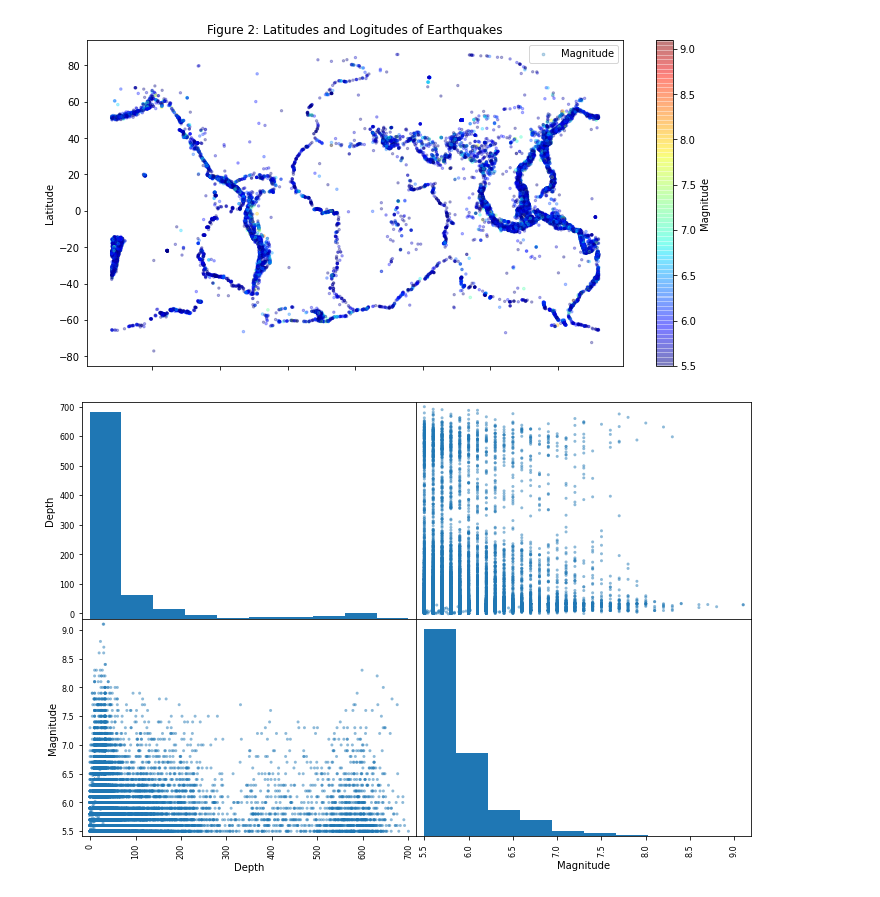
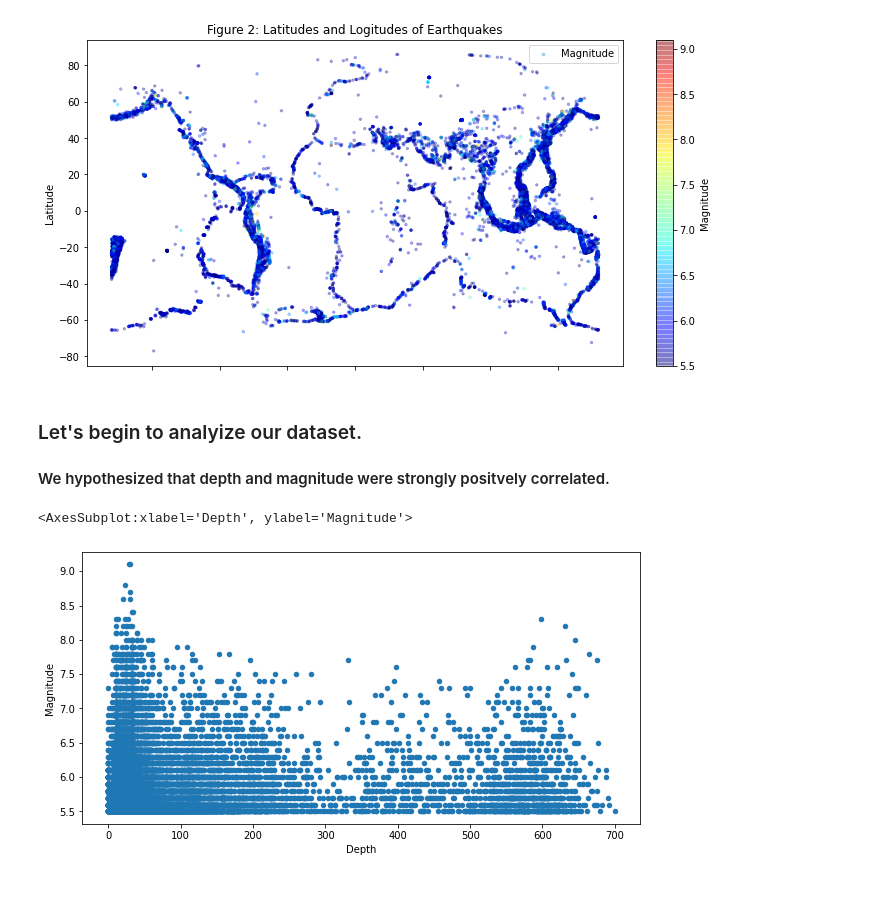
Before and after one commit to n1ddeh/CS-431-Earquake-Analysis-with-Machine-Learning, a Jupyter notebook: Earthquake Notebook.ipynb, the cells around one changed output. Cells and saved outputs as stored; diff of their text form; code cells hidden in the pictures.

```diff
--- a/Earthquake Notebook.ipynb
+++ b/Earthquake Notebook.ipynb
@@ -88,15 +93,10 @@ df['Hour'] = pd.DatetimeIndex(df['Time']).hour
 df['Minute'] = pd.DatetimeIndex(df['Time']).minute
 df['Second'] = pd.DatetimeIndex(df['Time']).second
 
-
 ordinal_encoder = OrdinalEncoder()
-df_type_encoded = ordinal_encoder.fit_transform(df[['Type']])
-print(ordinal_encoder.categories_)
-
-# Enumerating other lables
-df['Type'] = pd.factorize(df['Type'], sort=False)[0]
-df['Magnitude Type'] = pd.factorize(df['Magnitude Type'], sort=False)[0]
-df['Location Source'] = pd.factorize(df['Location Source'], sort=False)[0]
-df['Source'] = pd.factorize(df['Source'], sort=False)[0]
-df['Magnitude Source'] = pd.factorize(df['Magnitude Source'], sort=False)[0]
-df['Status'] = pd.factorize(df['Status'], sort=False)[0]
+df['Type'] = ordinal_encoder.fit_transform(df[['Type']])
+df['Magnitude Type'] = ordinal_encoder.fit_transform(df[['Magnitude Type']])
+df['Location Source'] = ordinal_encoder.fit_transform(df[['Location Source']])
+df['Source'] = ordinal_encoder.fit_transform(df[['Source']])
+df['Magnitude Source'] = ordinal_encoder.fit_transform(df[['Magnitude Source']])
+df['Status'] = ordinal_encoder.fit_transform(df[['Status']])
@@ -117,15 +114,15 @@ fig.show()
 # %% [output]
 [interactive output not drawn]
 [figure]
-# %%
-from pandas.plotting import scatter_matrix
-
-# Looking for Correlations
-attributes = ['Depth', 'Magnitude']
-scatter_matrix(df[attributes], figsize=(12, 8))
-corr_matrix = df.corr()
-# %% [output]
-[figure, removed]
+# %% [markdown]
+### Let's begin to analyize our dataset.
+#### We hypothesized that depth and magnitude were strongly positvely correlated.
+# %%
+# Looking for Correlations
+df.plot.scatter('Depth','Magnitude', figsize=(10,5))
+# %% [output]
+<AxesSubplot:xlabel='Depth', ylabel='Magnitude'>
+[figure, added]
 # %%
 # Correlations of Depth vs other data labels
 corr_matrix["Depth"].sort_values(ascending=False)
```
Also changed, not shown: parts of 14 cells of this notebook.
